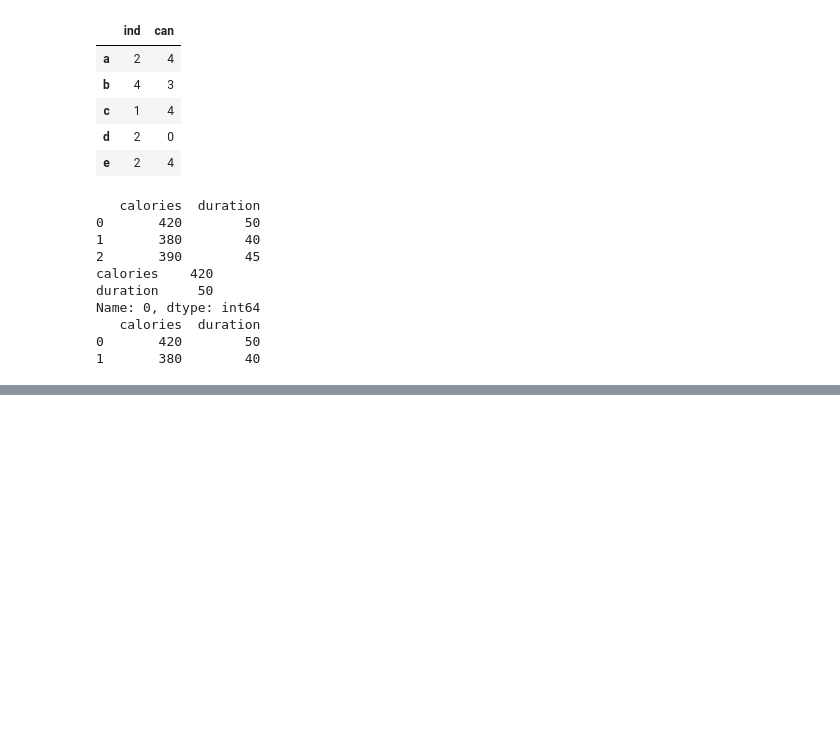
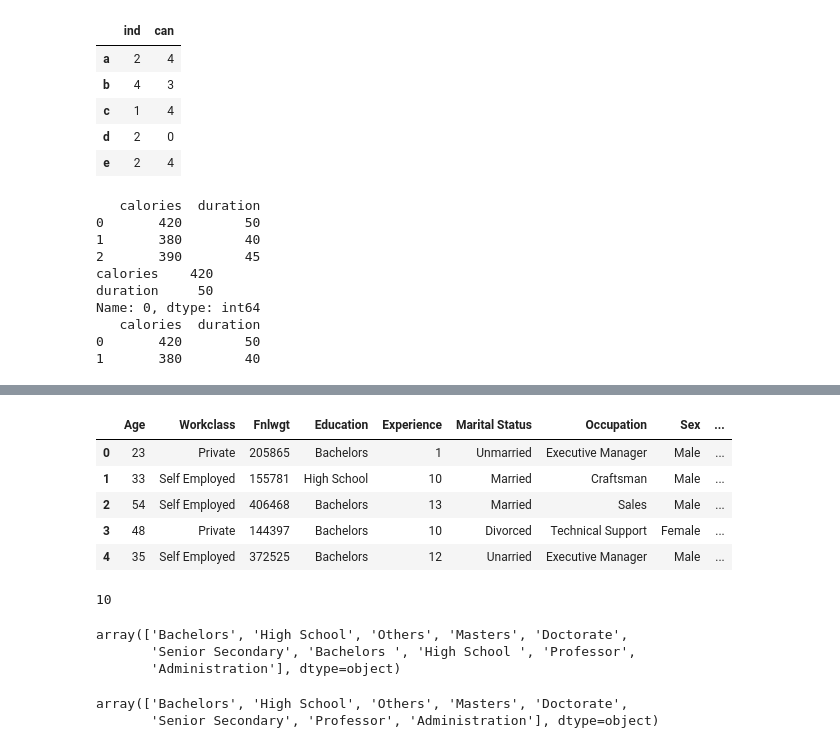
Before and after one commit to enge-singh07/Practice_Set, a Jupyter notebook: Get_Start_Pandas.ipynb, the cells around one changed output, grey strips where cells are left out. Cells and saved outputs as stored; diff of their text form; code cells hidden in the pictures; blank space fills up the shorter version.

```diff
--- a/Get_Start_Pandas.ipynb
+++ b/Get_Start_Pandas.ipynb
@@ -243,0 +339,25 @@ Name: 0, dtype: int64
+# %%
+df.head()
+# %% [output]
+|  | Age | Workclass | Fnlwgt | Education | Experience | Marital Status | Occupation | Sex | ... |
+| 0 | 23 | Private | 205865 | Bachelors | 1 | Unmarried | Executive Manager | Male | ... |
+| 1 | 33 | Self Employed | 155781 | High School | 10 | Married | Craftsman | Male | ... |
+| 2 | 54 | Self Employed | 406468 | Bachelors | 13 | Married | Sales | Male | ... |
+| 3 | 48 | Private | 144397 | Bachelors | 10 | Divorced | Technical Support | Female | ... |
+| 4 | 35 | Self Employed | 372525 | Bachelors | 12 | Unarried | Executive Manager | Male | ... |
+# %%
+df.Education.nunique()
+# %% [output]
+10
+# %%
+df.Education.unique()
+# %% [output]
+array(['Bachelors', 'High School', 'Others', 'Masters', 'Doctorate',
+       'Senior Secondary', 'Bachelors ', 'High School ', 'Professor',
+       'Administration'], dtype=object)
+# %%
+df.Education.replace(['High School ', 'Bachelors '],['High School','Bachelors'],inplace=True)
+df.Education.unique()
+# %% [output]
+array(['Bachelors', 'High School', 'Others', 'Masters', 'Doctorate',
+       'Senior Secondary', 'Professor', 'Administration'], dtype=object)
```
Also changed, not shown: parts of 8 cells of this notebook.
